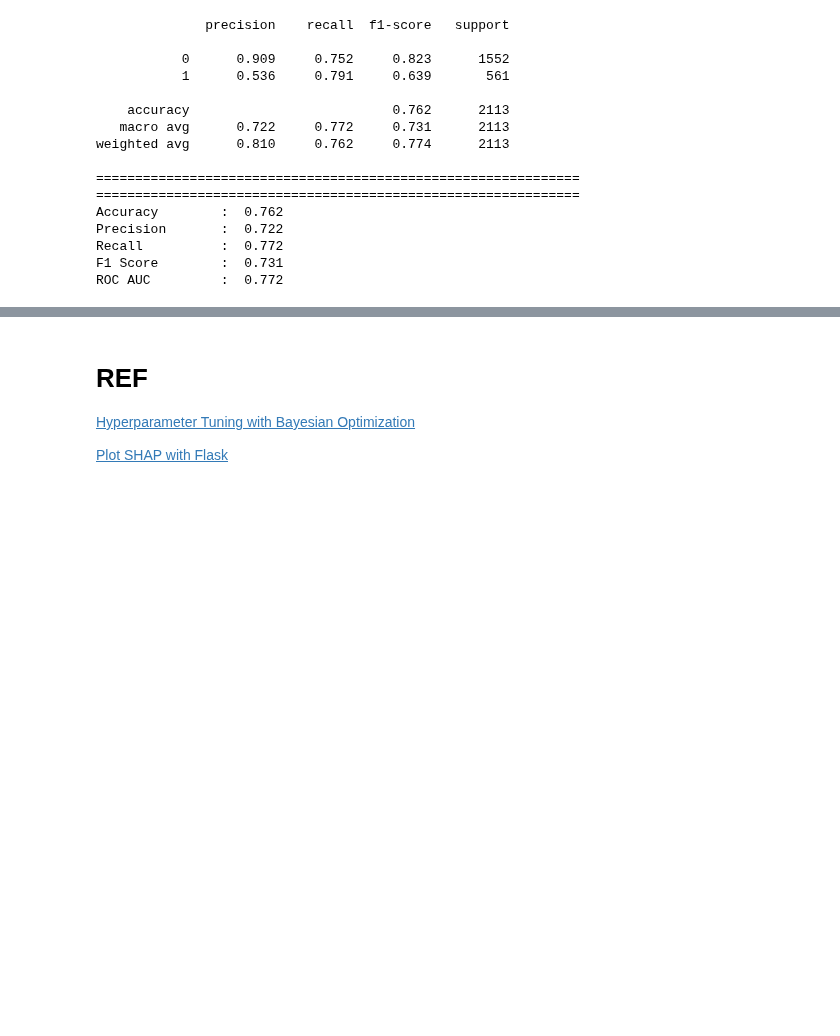
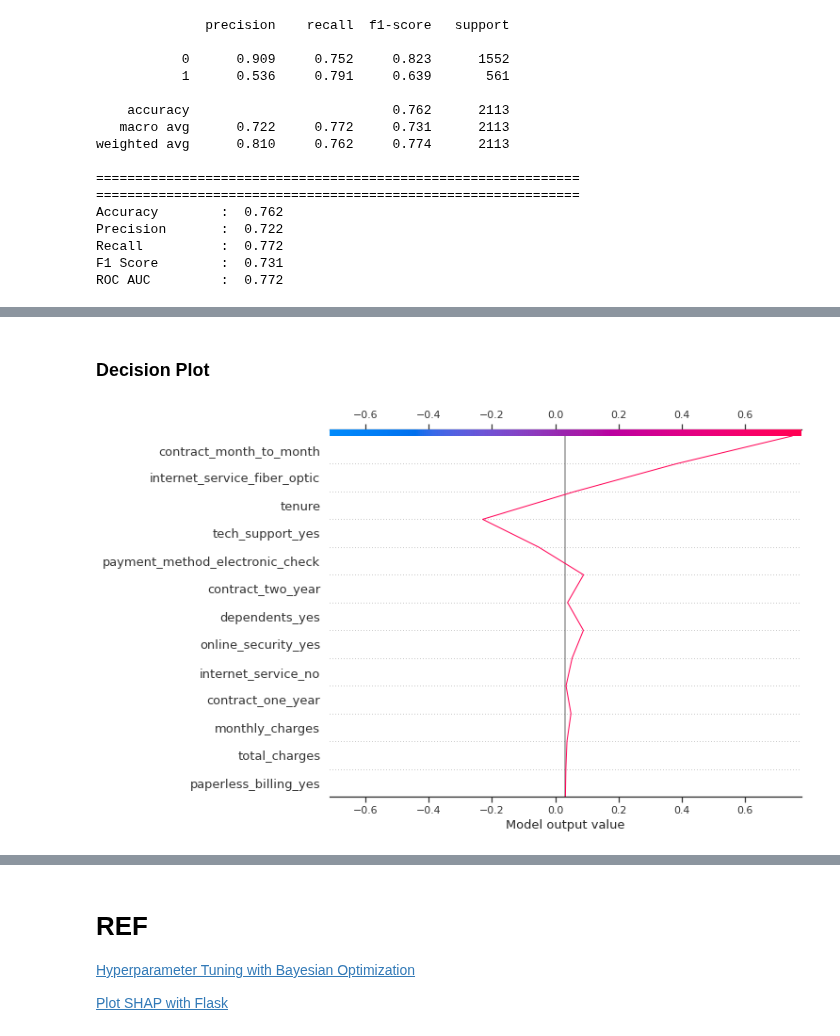
Before and after one commit to adhang/data-science-digital-skola, a Jupyter notebook: 99. Final Project/Modeling Clean.ipynb, the cells around one changed output, grey strips where cells are left out. Saved outputs shown, nothing was run; the diff lists cells and outputs as text; code cells hidden in the pictures; blank space fills up the shorter version.

```diff
--- a/99. Final Project/Modeling Clean.ipynb
+++ b/99. Final Project/Modeling Clean.ipynb
@@ -3793,0 +3857,6 @@ ROC AUC         :  0.772
+# %% [markdown]
+### Decision Plot
+# %%
+shap.decision_plot(explainer.expected_value, shap_values.values[1], X_test_filter.columns)
+# %% [output]
+[figure, added]
```
Also changed, not shown: parts of 19 cells of this notebook.
